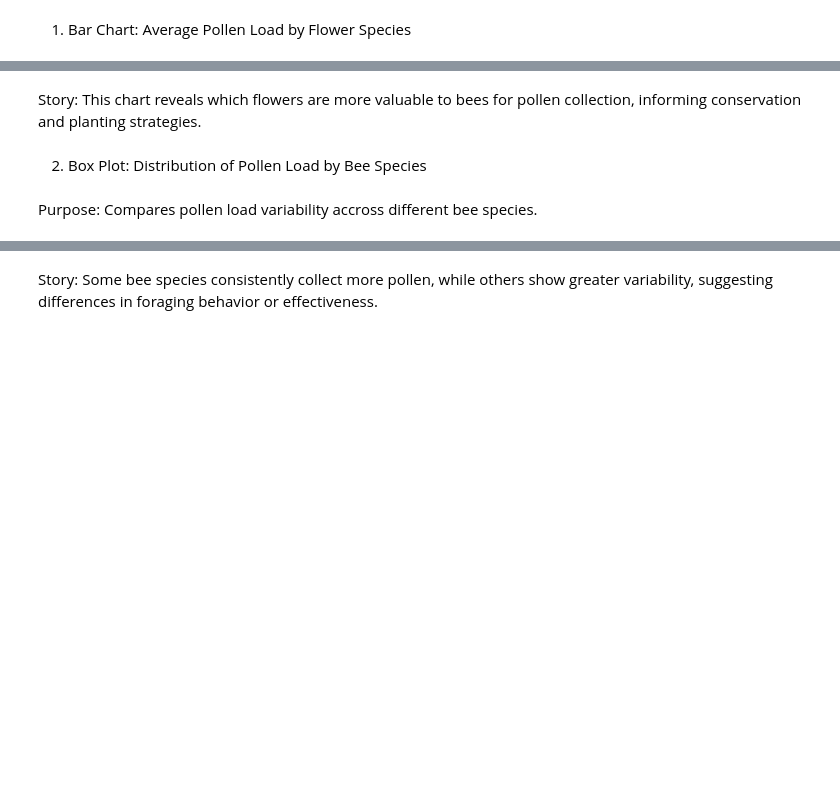
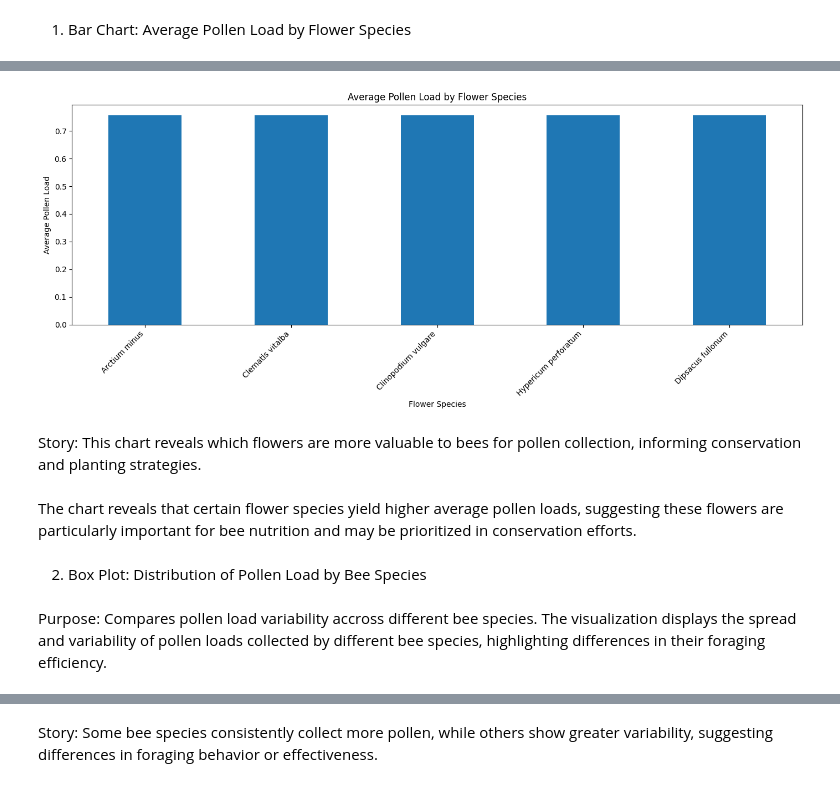
Before and after one commit to schneiderkelsey/wuuwuudata.github.io, a Jupyter notebook: plots_kelseyschneider/notebooks/visualizations.ipynb, the cells around one changed output, grey strips where cells are left out. Saved outputs shown, nothing was run; the diff lists cells and outputs as text; code cells hidden in the pictures; blank space fills up the shorter version.

```diff
--- a/plots_kelseyschneider/notebooks/visualizations.ipynb
+++ b/plots_kelseyschneider/notebooks/visualizations.ipynb
@@ -154,6 +140,25 @@ Note: you may need to restart the kernel to use updated packages.
+# %%
+# Show the top 5 flower species with highest average pollen loads
+
+# Calculate average pollen load by flower species
+avg_pollen_by_flower = merged_df.groupby('Visiting')['Load'].mean().sort_values(ascending=False)
+
+# Create bar chart
+plt.figure(figsize=(14, 6))
+avg_pollen_by_flower.head(5).plot(kind='bar')
+plt.title('Average Pollen Load by Flower Species')
+plt.xlabel('Flower Species')
+plt.ylabel('Average Pollen Load')
+plt.xticks(rotation=45, ha='right')
+plt.tight_layout()
+plt.show()
+# %% [output]
+[figure, added]
 # %% [markdown]
 Story: This chart reveals which flowers are more valuable to bees for pollen collection, informing conservation and planting strategies.
+# %% [markdown]
+The chart reveals that certain flower species yield higher average pollen loads, suggesting these flowers are particularly important for bee nutrition and may be prioritized in conservation efforts.
 # %% [markdown]
 2. Box Plot: Distribution of Pollen Load by Bee Species
 # %% [markdown]
-Purpose: Compares pollen load variability accross different bee species.
+Purpose: Compares pollen load variability accross different bee species. The visualization displays the spread and variability of pollen loads collected by different bee species, highlighting differences in their foraging efficiency.
```
Also changed, not shown: parts of 20 cells of this notebook, 8 other files.
